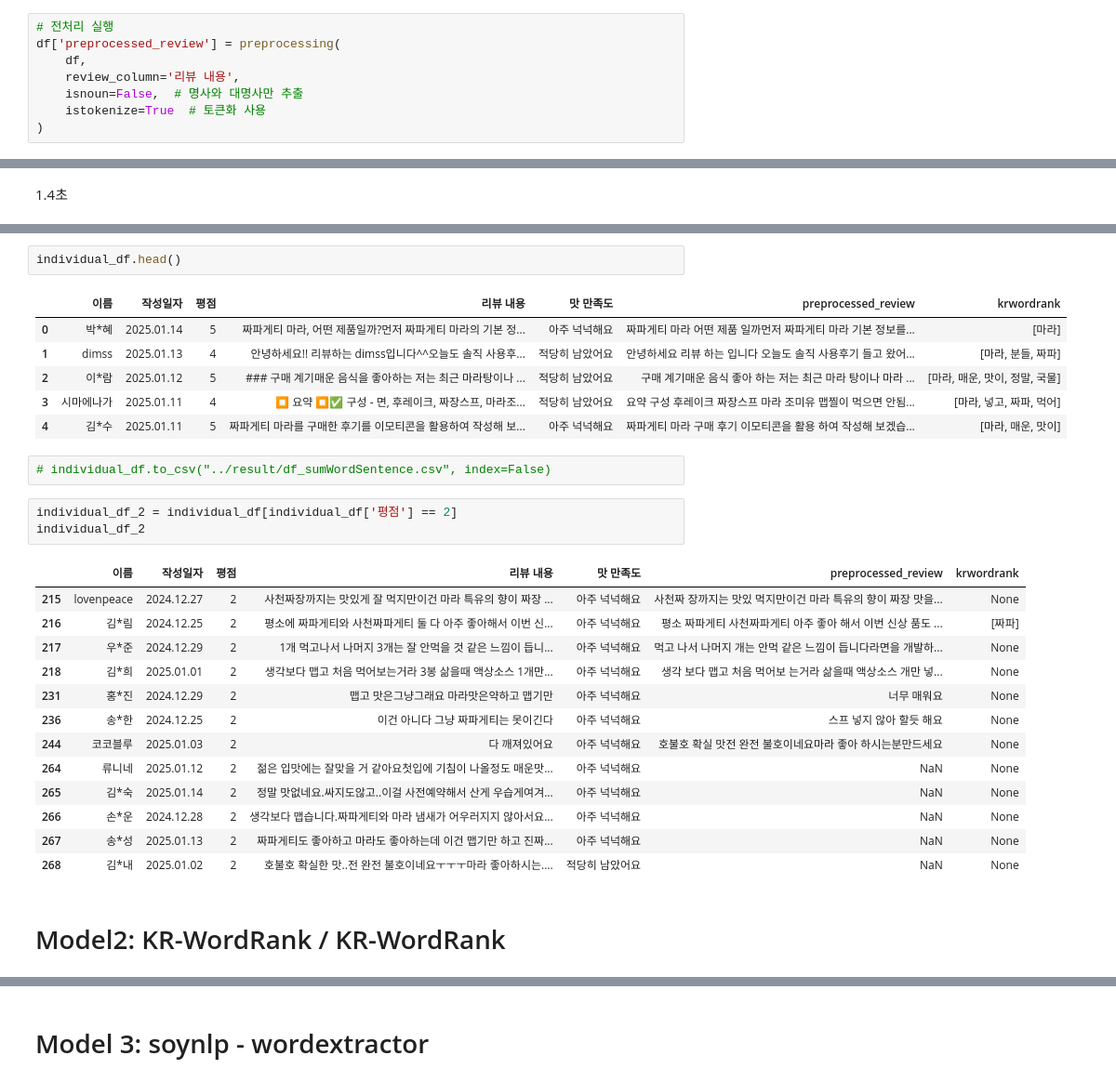
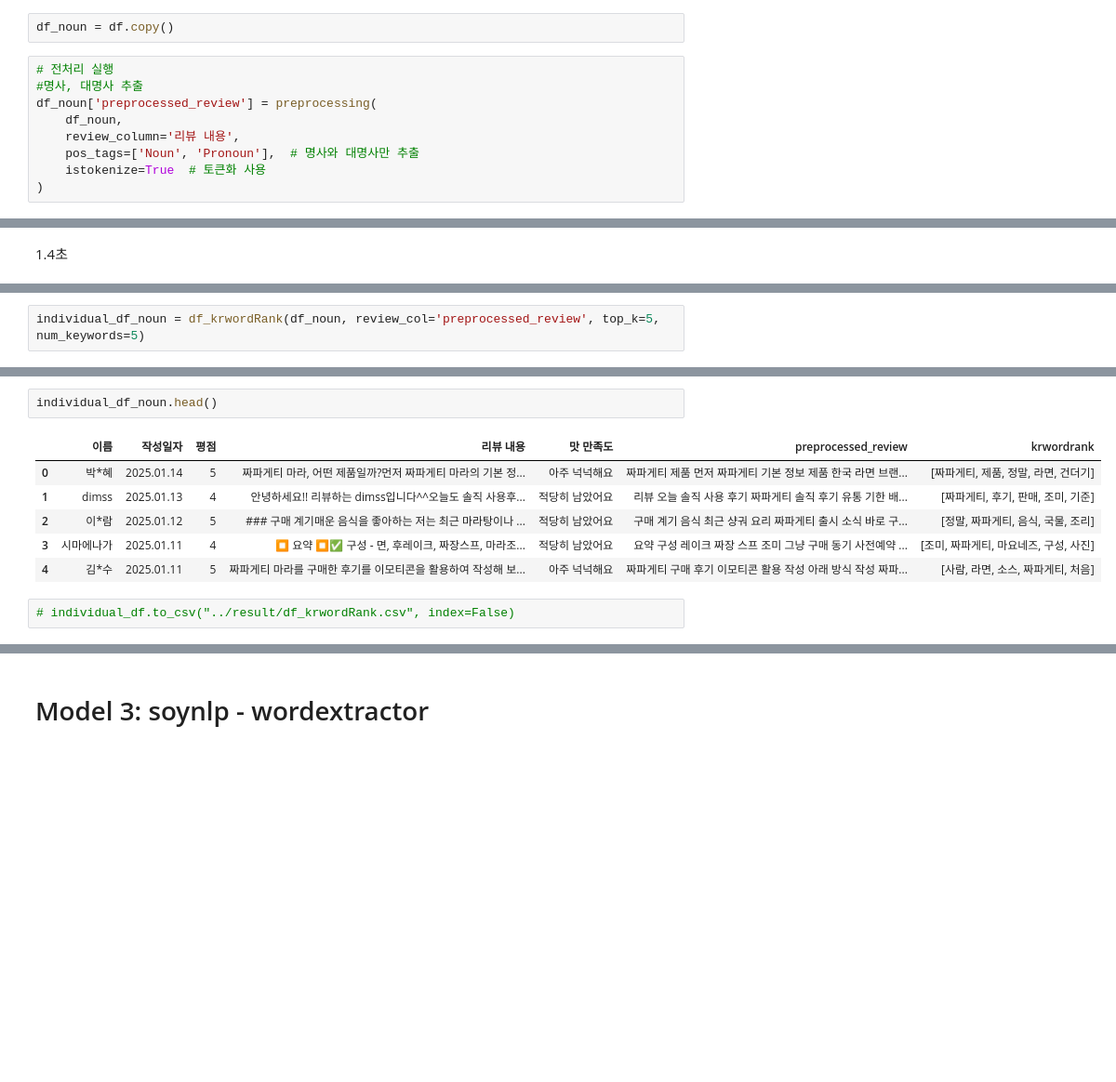
Before and after one commit to zinhyeok/CoReview, a Jupyter notebook: localModel/keyword_test.ipynb, the cells around one changed output, grey strips where cells are left out. Shown: that part at 93% size. Saved outputs shown, nothing was run; the diff lists cells and outputs as text; blank space fills up the shorter version.

Commit message:
FEAT: isnoun옵션 대신 pos_tag 옵션으로 변경 품사 태깅 추가, 전처리에서  norm옵션 및  stem옵션 사용

```diff
--- a/localModel/keyword_test.ipynb
+++ b/localModel/keyword_test.ipynb
@@ -275,11 +262,14 @@ spacing 추가시 꽤 시간이 오래 걸림
 - 1분 50초~2분20초
 
 빼면 0.1초
+# %%
+df_noun = df.copy()
 # %%
 # 전처리 실행
-df['preprocessed_review'] = preprocessing(
-    df,
+#명사, 대명사 추출
+df_noun['preprocessed_review'] = preprocessing(
+    df_noun,
     review_column='리뷰 내용',
-    isnoun=False,  # 명사와 대명사만 추출
+    pos_tags=['Noun', 'Pronoun'],  # 명사와 대명사만 추출
     istokenize=True  # 토큰화 사용
 )
@@ -470,0 +706,2 @@ See the caveats in the documentation: https://pandas.pydata.org/pandas-docs/stab
+# %%
+individual_df_noun = df_krwordRank(df_noun, review_col='preprocessed_review', top_k=5, num_keywords=5)
@@ -471,30 +726,11 @@ See the caveats in the documentation: https://pandas.pydata.org/pandas-docs/stab
 # %%
-individual_df.head()
+individual_df_noun.head()
 # %% [output]
 |  | 이름 | 작성일자 | 평점 | 리뷰 내용 | 맛 만족도 | preprocessed_review | krwordrank |
-| 0 | 박*혜 | 2025.01.14 | 5 | 짜파게티 마라, 어떤 제품일까?먼저 짜파게티 마라의 기본 정... | 아주 넉넉해요 | 짜파게티 마라 어떤 제품 일까먼저 짜파게티 마라 기본 정보를... | [마라] |
-| 1 | dimss | 2025.01.13 | 4 | 안녕하세요!! 리뷰하는 dimss입니다^^오늘도 솔직 사용후... | 적당히 남았어요 | 안녕하세요 리뷰 하는 입니다 오늘도 솔직 사용후기 들고 왔어... | [마라, 분들, 짜파] |
-| 2 | 이*람 | 2025.01.12 | 5 | ### 구매 계기매운 음식을 좋아하는 저는 최근 마라탕이나 ... | 적당히 남았어요 | 구매 계기매운 음식 좋아 하는 저는 최근 마라 탕이나 마라 ... | [마라, 매운, 맛이, 정말, 국물] |
-| 3 | 시마에나가 | 2025.01.11 | 4 | ⏹️ 요약 ⏹️✅ 구성 - 면, 후레이크, 짜장스프, 마라조... | 적당히 남았어요 | 요약 구성 후레이크 짜장스프 마라 조미유 맵찔이 먹으면 안됨... | [마라, 넣고, 짜파, 먹어] |
-| 4 | 김*수 | 2025.01.11 | 5 | 짜파게티 마라를 구매한 후기를 이모티콘을 활용하여 작성해 보... | 아주 넉넉해요 | 짜파게티 마라 구매 후기 이모티콘을 활용 하여 작성해 보겠습... | [마라, 매운, 맛이] |
+| 0 | 박*혜 | 2025.01.14 | 5 | 짜파게티 마라, 어떤 제품일까?먼저 짜파게티 마라의 기본 정... | 아주 넉넉해요 | 짜파게티 제품 먼저 짜파게티 기본 정보 제품 한국 라면 브랜... | [짜파게티, 제품, 정말, 라면, 건더기] |
+| 1 | dimss | 2025.01.13 | 4 | 안녕하세요!! 리뷰하는 dimss입니다^^오늘도 솔직 사용후... | 적당히 남았어요 | 리뷰 오늘 솔직 사용 후기 짜파게티 솔직 후기 유통 기한 배... | [짜파게티, 후기, 판매, 조미, 기준] |
+| 2 | 이*람 | 2025.01.12 | 5 | ### 구매 계기매운 음식을 좋아하는 저는 최근 마라탕이나 ... | 적당히 남았어요 | 구매 계기 음식 최근 샹궈 요리 짜파게티 출시 소식 바로 구... | [정말, 짜파게티, 음식, 국물, 조리] |
+| 3 | 시마에나가 | 2025.01.11 | 4 | ⏹️ 요약 ⏹️✅ 구성 - 면, 후레이크, 짜장스프, 마라조... | 적당히 남았어요 | 요약 구성 레이크 짜장 스프 조미 그냥 구매 동기 사전예약 ... | [조미, 짜파게티, 마요네즈, 구성, 사진] |
+| 4 | 김*수 | 2025.01.11 | 5 | 짜파게티 마라를 구매한 후기를 이모티콘을 활용하여 작성해 보... | 아주 넉넉해요 | 짜파게티 구매 후기 이모티콘 활용 작성 아래 방식 작성 짜파... | [사람, 라면, 소스, 짜파게티, 처음] |
 # %%
-# individual_df.to_csv("../result/df_sumWordSentence.csv", index=False)
+# individual_df.to_csv("../result/df_krwordRank.csv", index=False)
-# %%
-individual_df_2 = individual_df[individual_df['평점'] == 2]
-individual_df_2
-# %% [output]
-|  | 이름 | 작성일자 | 평점 | 리뷰 내용 | 맛 만족도 | preprocessed_review | krwordrank |
-| 215 | lovenpeace | 2024.12.27 | 2 | 사천짜장까지는 맛있게 잘 먹지만이건 마라 특유의 향이 짜장 ... | 아주 넉넉해요 | 사천짜 장까지는 맛있 먹지만이건 마라 특유의 향이 짜장 맛을... | None |
-| 216 | 김*림 | 2024.12.25 | 2 | 평소에 짜파게티와 사천짜파게티 둘 다 아주 좋아해서 이번 신... | 아주 넉넉해요 | 평소 짜파게티 사천짜파게티 아주 좋아 해서 이번 신상 품도 ... | [짜파] |
-| 217 | 우*준 | 2024.12.29 | 2 | 1개 먹고나서 나머지 3개는 잘 안먹을 것 같은 느낌이 듭니... | 아주 넉넉해요 | 먹고 나서 나머지 개는 안먹 같은 느낌이 듭니다라면을 개발하... | None |
-| 218 | 김*희 | 2025.01.01 | 2 | 생각보다 맵고 처음 먹어보는거라 3봉 삶을때 액상소스 1개만... | 아주 넉넉해요 | 생각 보다 맵고 처음 먹어보 는거라 삶을때 액상소스 개만 넣... | None |
-| 231 | 홍*진 | 2024.12.29 | 2 | 맵고 맛은그냥그래요 마라맛은약하고 맵기만 | 아주 넉넉해요 | 너무 매워요 | None |
-| 236 | 송*한 | 2024.12.25 | 2 | 이건 아니다 그냥 짜파게티는 못이긴다 | 아주 넉넉해요 | 스프 넣지 않아 할듯 해요 | None |
-| 244 | 코코블루 | 2025.01.03 | 2 | 다 깨져있어요 | 아주 넉넉해요 | 호불호 확실 맛전 완전 불호이네요마라 좋아 하시는분만드세요 | None |
-| 264 | 류니네 | 2025.01.12 | 2 | 젊은 입맛에는 잘맞을 거 같아요첫입에 기침이 나올정도 매운맛... | 아주 넉넉해요 | NaN | None |
-| 265 | 김*숙 | 2025.01.14 | 2 | 정말 맛없네요.싸지도않고..이걸 사전예약해서 산게 우습게여겨... | 아주 넉넉해요 | NaN | None |
-| 266 | 손*운 | 2024.12.28 | 2 | 생각보다 맵습니다.짜파게티와 마라 냄새가 어우러지지 않아서요... | 아주 넉넉해요 | NaN | None |
-| 267 | 송*성 | 2025.01.13 | 2 | 짜파게티도 좋아하고 마라도 좋아하는데 이건 맵기만 하고 진짜... | 아주 넉넉해요 | NaN | None |
-| 268 | 김*내 | 2025.01.02 | 2 | 호불호 확실한 맛..전 완전 불호이네요ㅜㅜㅜ마라 좋아하시는.... | 적당히 남았어요 | NaN | None |
-# %% [markdown]
-# Model2: KR-WordRank / KR-WordRank
```
Also changed, not shown: parts of 43 cells of this notebook.
